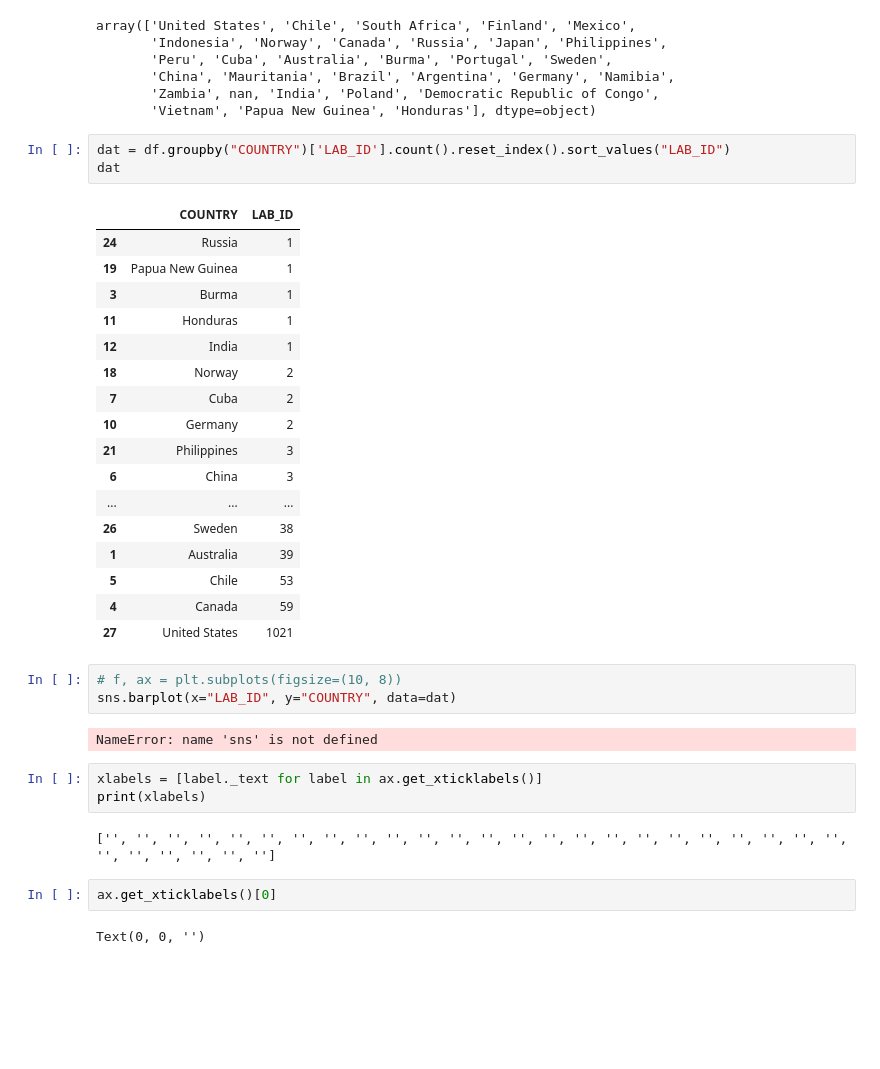
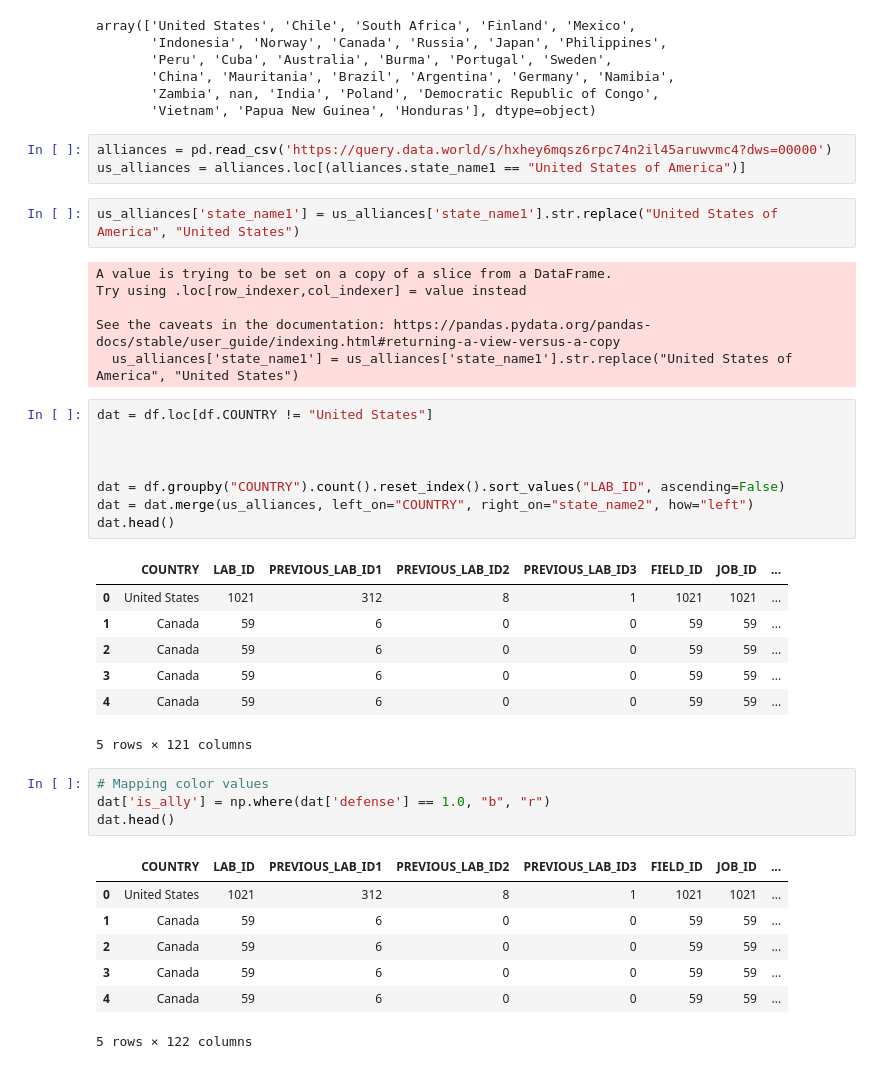
Before and after one commit to andrewbowen19/storiesDATA608, a Jupyter notebook: story7.ipynb, the cells around one changed output. Drawn from its saved outputs; the diff is of its cells as text; blank space fills up the shorter version.

```diff
--- a/story7.ipynb
+++ b/story7.ipynb
@@ -53,38 +53,42 @@ array(['United States', 'Chile', 'South Africa', 'Finland', 'Mexico',
        'China', 'Mauritania', 'Brazil', 'Argentina', 'Germany', 'Namibia',
        'Zambia', nan, 'India', 'Poland', 'Democratic Republic of Congo',
        'Vietnam', 'Papua New Guinea', 'Honduras'], dtype=object)
+# %%
+alliances = pd.read_csv('https://query.data.world/s/hxhey6mqsz6rpc74n2il45aruwvmc4?dws=00000')
+us_alliances = alliances.loc[(alliances.state_name1 == "United States of America")]
+# %%
+us_alliances['state_name1'] = us_alliances['state_name1'].str.replace("United States of America", "United States")
+# %% [output]
+A value is trying to be set on a copy of a slice from a DataFrame.
+Try using .loc[row_indexer,col_indexer] = value instead
+
+See the caveats in the documentation: https://pandas.pydata.org/pandas-docs/stable/user_guide/indexing.html#returning-a-view-versus-a-copy
+  us_alliances['state_name1'] = us_alliances['state_name1'].str.replace("United States of America", "United States")
 # %%
-dat = df.groupby("COUNTRY")['LAB_ID'].count().reset_index().sort_values("LAB_ID")
-dat
+dat = df.loc[df.COUNTRY != "United States"]
+
+
+
+dat = df.groupby("COUNTRY").count().reset_index().sort_values("LAB_ID", ascending=False)
+dat = dat.merge(us_alliances, left_on="COUNTRY", right_on="state_name2", how="left")
+dat.head()
 # %% [output]
-|  | COUNTRY | LAB_ID |
-| 24 | Russia | 1 |
-| 19 | Papua New Guinea | 1 |
-| 3 | Burma | 1 |
-| 11 | Honduras | 1 |
-| 12 | India | 1 |
-| 18 | Norway | 2 |
-| 7 | Cuba | 2 |
-| 10 | Germany | 2 |
-| 21 | Philippines | 3 |
-| 6 | China | 3 |
-| ... | ... | ... |
-| 26 | Sweden | 38 |
-| 1 | Australia | 39 |
-| 5 | Chile | 53 |
-| 4 | Canada | 59 |
-| 27 | United States | 1021 |
+|  | COUNTRY | LAB_ID | PREVIOUS_LAB_ID1 | PREVIOUS_LAB_ID2 | PREVIOUS_LAB_ID3 | FIELD_ID | JOB_ID | ... |
+| 0 | United States | 1021 | 312 | 8 | 1 | 1021 | 1021 | ... |
+| 1 | Canada | 59 | 6 | 0 | 0 | 59 | 59 | ... |
+| 2 | Canada | 59 | 6 | 0 | 0 | 59 | 59 | ... |
+| 3 | Canada | 59 | 6 | 0 | 0 | 59 | 59 | ... |
+| 4 | Canada | 59 | 6 | 0 | 0 | 59 | 59 | ... |
+5 rows × 121 columns
-# %%
-# f, ax = plt.subplots(figsize=(10, 8))
-sns.barplot(x="LAB_ID", y="COUNTRY", data=dat)
-# %% [output]
-NameError: name 'sns' is not defined
-# %%
-xlabels = [label._text for label in ax.get_xticklabels()]
-print(xlabels)
-# %% [output]
-['', '', '', '', '', '', '', '', '', '', '', '', '', '', '', '', '', '', '', '', '', '', '', '', '', '', '', '', '', '']
-# %%
-ax.get_xticklabels()[0]
-# %% [output]
-Text(0, 0, '')
+# %%
+# Mapping color values
+dat['is_ally'] = np.where(dat['defense'] == 1.0, "b", "r")
+dat.head()
+# %% [output]
+|  | COUNTRY | LAB_ID | PREVIOUS_LAB_ID1 | PREVIOUS_LAB_ID2 | PREVIOUS_LAB_ID3 | FIELD_ID | JOB_ID | ... |
+| 0 | United States | 1021 | 312 | 8 | 1 | 1021 | 1021 | ... |
+| 1 | Canada | 59 | 6 | 0 | 0 | 59 | 59 | ... |
+| 2 | Canada | 59 | 6 | 0 | 0 | 59 | 59 | ... |
+| 3 | Canada | 59 | 6 | 0 | 0 | 59 | 59 | ... |
+| 4 | Canada | 59 | 6 | 0 | 0 | 59 | 59 | ... |
+5 rows × 122 columns
```
Also changed, not shown: parts of 4 cells of this notebook.
